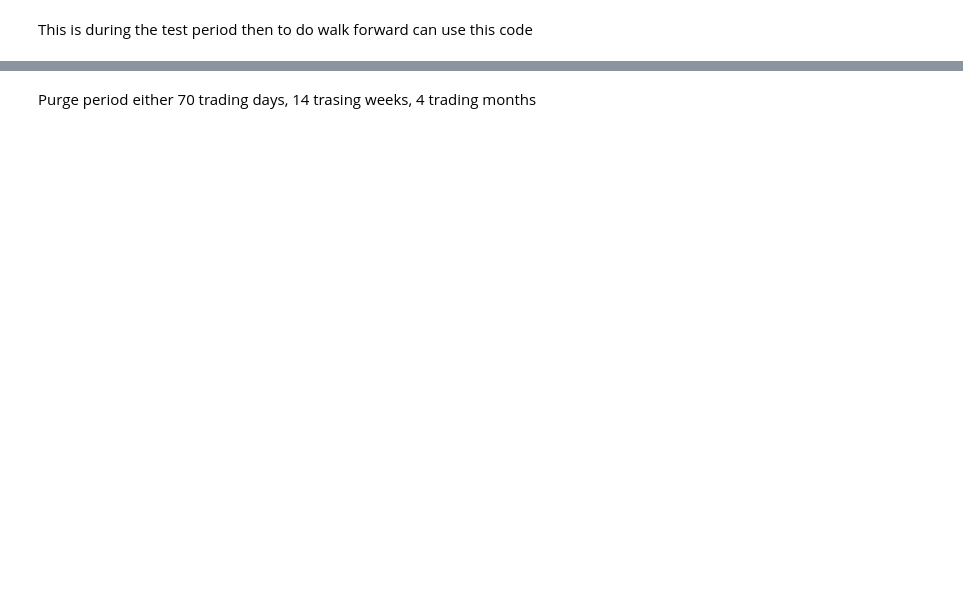
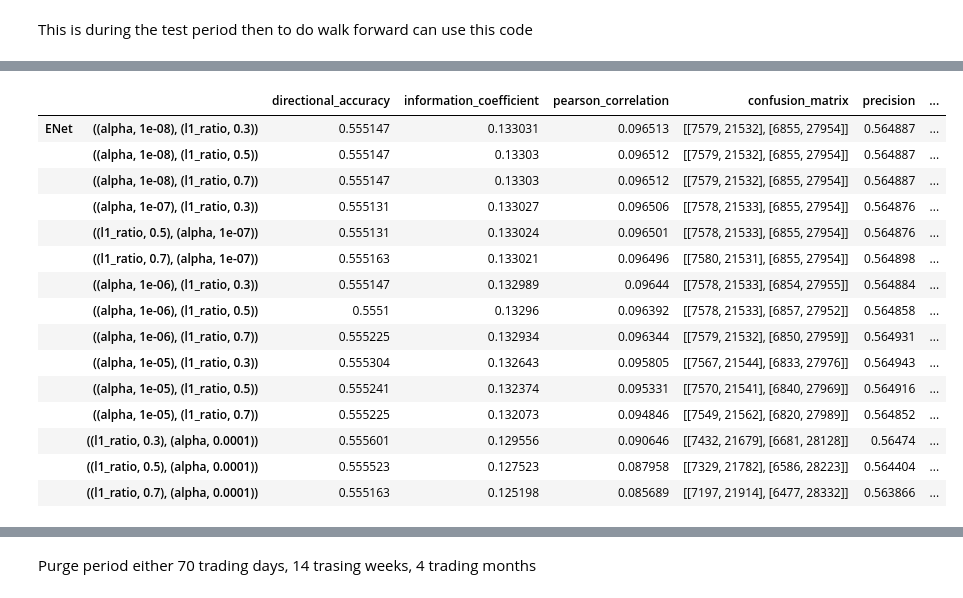
Before and after one commit to rileyteo/dse4212_portfolio_optimisation, a Jupyter notebook: test.ipynb, the cells around one changed output, grey strips where cells are left out. Saved outputs shown, nothing was run; the diff lists cells and outputs as text; code cells hidden in the pictures; blank space fills up the shorter version.

```diff
--- a/test.ipynb
+++ b/test.ipynb
@@ -31,12 +36,8 @@ returns_window
 # %% [markdown]
 Predicting the returns
 # %%
-predictor = MLReturnPredictor(model_type='ridge', alpha=.1)
-X_train, y_train = predictor.create_training_dataset(os.listdir('src/data')[:os.listdir('src/data').index('2017-02-08.pkl')-65],
-                                                      train_returns.iloc[:-65]) #65 for purge
-predictor.train(X_train, y_train)
-predicted = predictor.predict_all_test_returns(os.listdir('src/data')[os.listdir('src/data').index('2017-02-08.pkl'):])
+# predictor = MLReturnPredictor(model_type='ridge', alpha=.1)
+# X_train, y_train = predictor.create_training_dataset(os.listdir('src/data')[:os.listdir('src/data').index('2017-02-08.pkl')-65],
+#                                                       train_returns.iloc[:-65]) #65 for purge
+# predictor.train(X_train, y_train)
+# predicted = predictor.predict_all_test_returns(os.listdir('src/data')[os.listdir('src/data').index('2017-02-08.pkl'):])
-# %%
-for i, j, k in product([1, 2], [3, 4], [5, 6]):
-
-    print(i, j, k)
@@ -178,0 +123,19 @@ InvalidParameterError: The 'max_depth' parameter of RandomForestRegressor must b
+# %%
+results_df.sort_values(('information_coefficient'), ascending=False)
+# %% [output]
+|  |  | directional_accuracy | information_coefficient | pearson_correlation | confusion_matrix | precision | ... |
+| ENet | ((alpha, 1e-08), (l1_ratio, 0.3)) | 0.555147 | 0.133031 | 0.096513 | [[7579, 21532], [6855, 27954]] | 0.564887 | ... |
+|  | ((alpha, 1e-08), (l1_ratio, 0.5)) | 0.555147 | 0.13303 | 0.096512 | [[7579, 21532], [6855, 27954]] | 0.564887 | ... |
+|  | ((alpha, 1e-08), (l1_ratio, 0.7)) | 0.555147 | 0.13303 | 0.096512 | [[7579, 21532], [6855, 27954]] | 0.564887 | ... |
+|  | ((alpha, 1e-07), (l1_ratio, 0.3)) | 0.555131 | 0.133027 | 0.096506 | [[7578, 21533], [6855, 27954]] | 0.564876 | ... |
+|  | ((l1_ratio, 0.5), (alpha, 1e-07)) | 0.555131 | 0.133024 | 0.096501 | [[7578, 21533], [6855, 27954]] | 0.564876 | ... |
+|  | ((l1_ratio, 0.7), (alpha, 1e-07)) | 0.555163 | 0.133021 | 0.096496 | [[7580, 21531], [6855, 27954]] | 0.564898 | ... |
+|  | ((alpha, 1e-06), (l1_ratio, 0.3)) | 0.555147 | 0.132989 | 0.09644 | [[7578, 21533], [6854, 27955]] | 0.564884 | ... |
+|  | ((alpha, 1e-06), (l1_ratio, 0.5)) | 0.5551 | 0.13296 | 0.096392 | [[7578, 21533], [6857, 27952]] | 0.564858 | ... |
+|  | ((alpha, 1e-06), (l1_ratio, 0.7)) | 0.555225 | 0.132934 | 0.096344 | [[7579, 21532], [6850, 27959]] | 0.564931 | ... |
+|  | ((alpha, 1e-05), (l1_ratio, 0.3)) | 0.555304 | 0.132643 | 0.095805 | [[7567, 21544], [6833, 27976]] | 0.564943 | ... |
+|  | ((alpha, 1e-05), (l1_ratio, 0.5)) | 0.555241 | 0.132374 | 0.095331 | [[7570, 21541], [6840, 27969]] | 0.564916 | ... |
+|  | ((alpha, 1e-05), (l1_ratio, 0.7)) | 0.555225 | 0.132073 | 0.094846 | [[7549, 21562], [6820, 27989]] | 0.564852 | ... |
+|  | ((l1_ratio, 0.3), (alpha, 0.0001)) | 0.555601 | 0.129556 | 0.090646 | [[7432, 21679], [6681, 28128]] | 0.56474 | ... |
+|  | ((l1_ratio, 0.5), (alpha, 0.0001)) | 0.555523 | 0.127523 | 0.087958 | [[7329, 21782], [6586, 28223]] | 0.564404 | ... |
+|  | ((l1_ratio, 0.7), (alpha, 0.0001)) | 0.555163 | 0.125198 | 0.085689 | [[7197, 21914], [6477, 28332]] | 0.563866 | ... |
```
Also changed, not shown: parts of 11 cells of this notebook.
